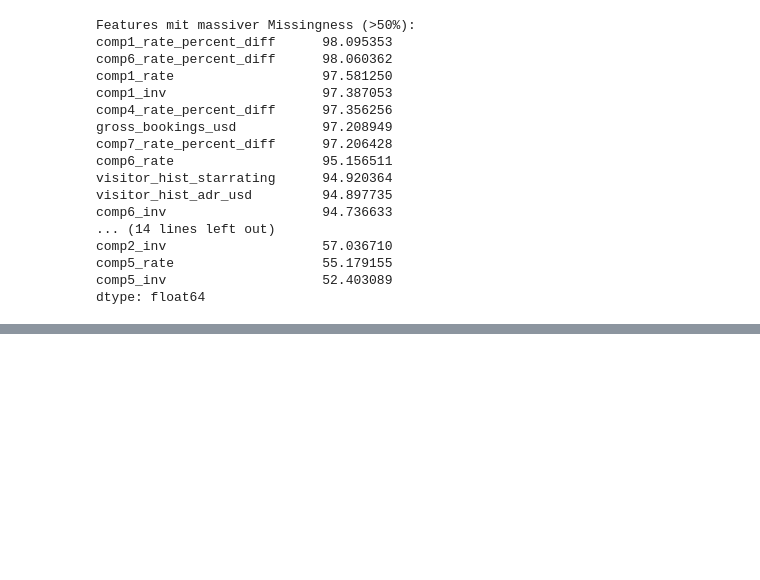
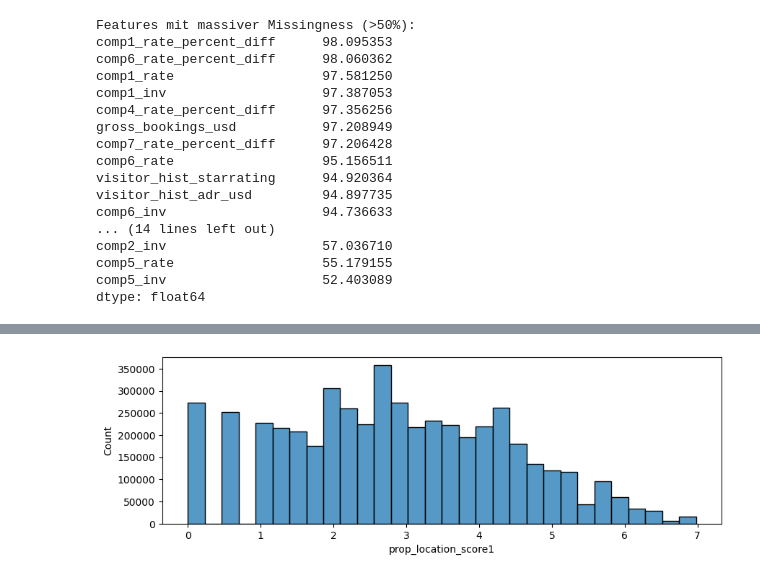
Before and after one commit to JonathanSierks/expedia-hotel-ranking, a Jupyter notebook: src/eda.ipynb, the cells around one changed output, grey strips where cells are left out. Cells and saved outputs as stored; diff of their text form; code cells hidden in the pictures; blank space fills up the shorter version.

```diff
--- a/src/eda.ipynb
+++ b/src/eda.ipynb
@@ -349,0 +380,6 @@ dtype: float64
+# %%
+plt.figure(figsize=(10, 3))
+sns.histplot(df.prop_location_score1, bins=30)
+plt.show()
+# %% [output]
+[figure, added]
```
Also changed, not shown: parts of 30 cells of this notebook, 1 other file.
